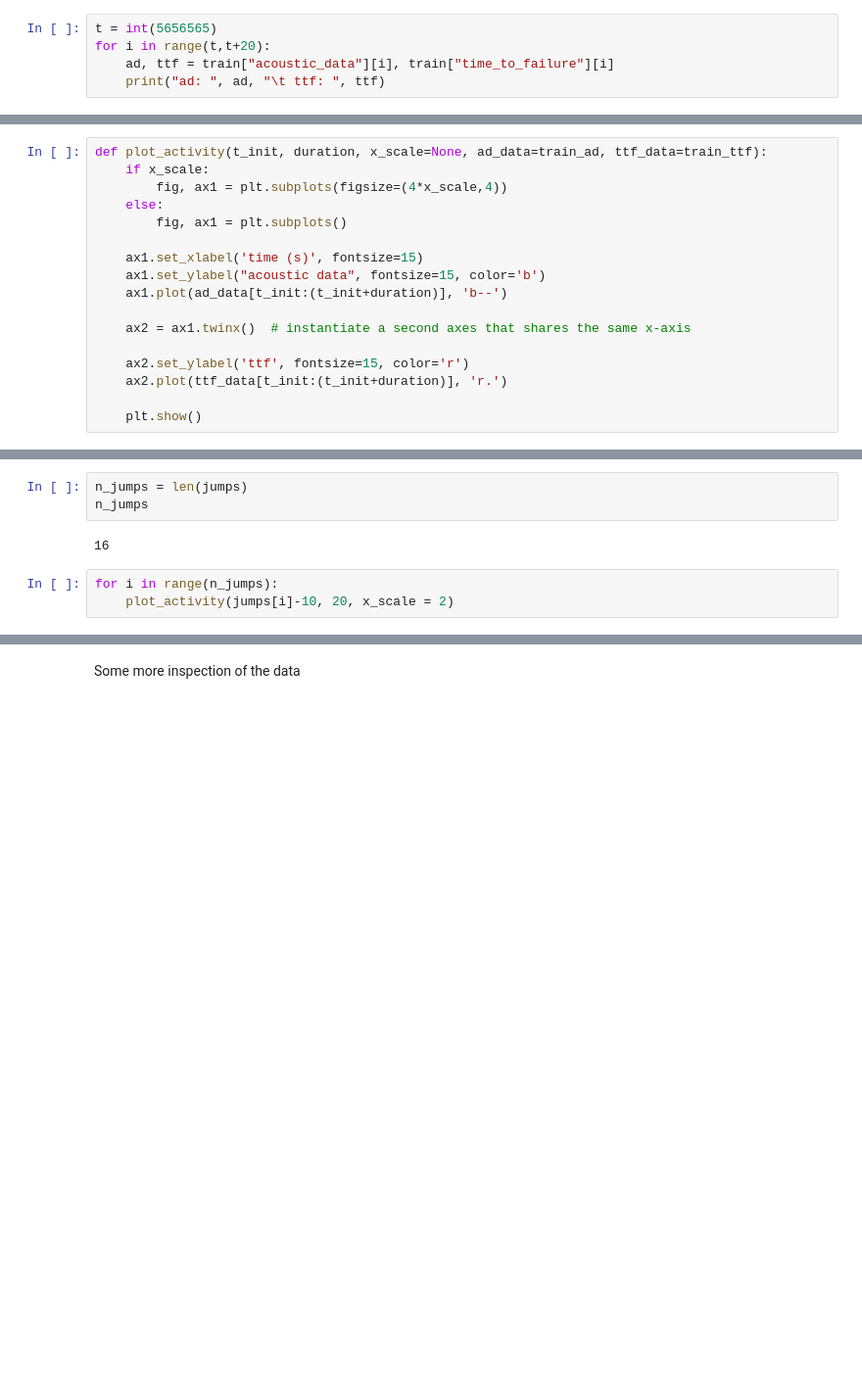
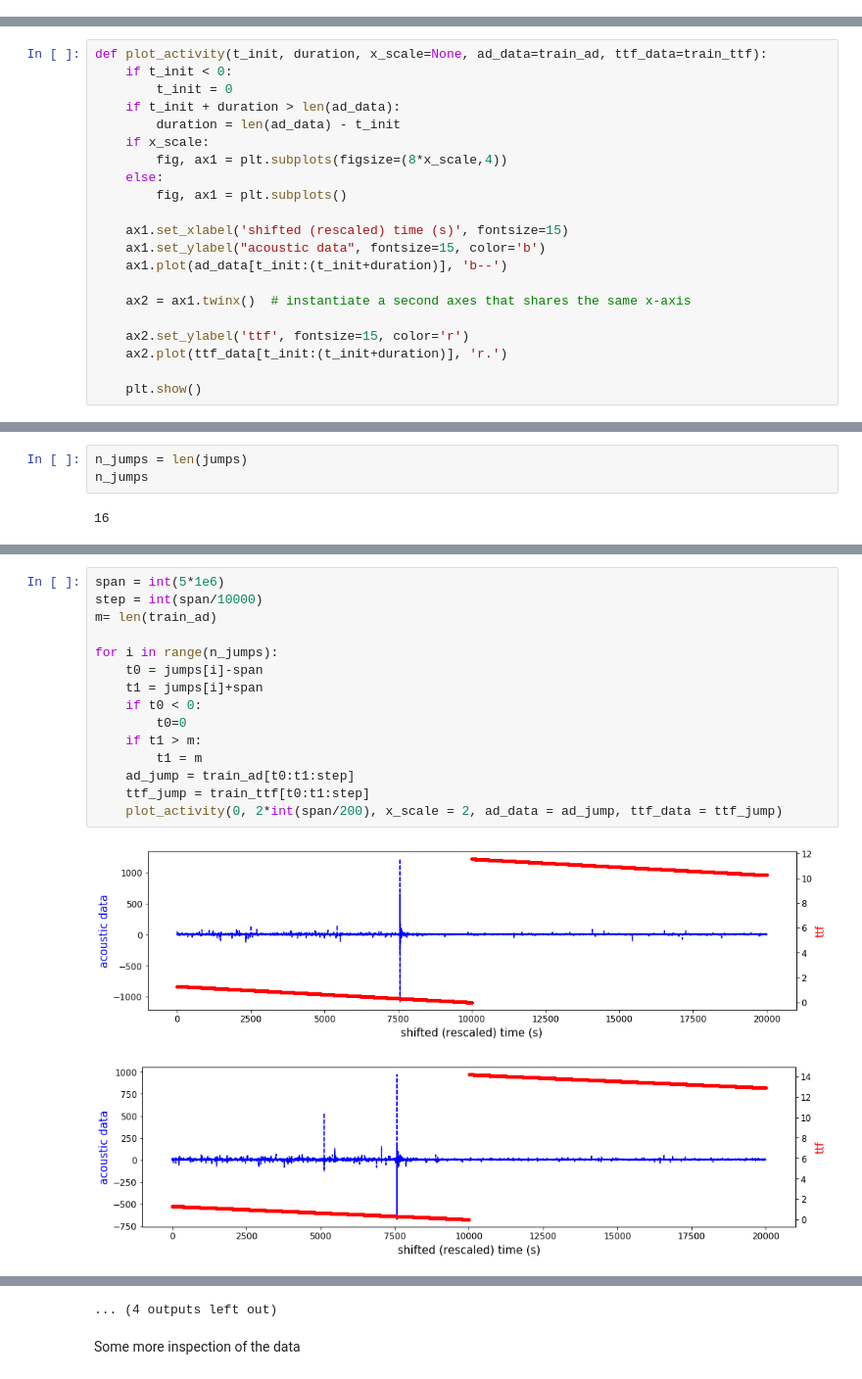
Before and after one commit to benjamin-assel/Deep-learning, a Jupyter notebook: LANL Earthquake Prediction/Earthquake chalenge.ipynb, the cells around one changed output, grey strips where cells are left out. Shown at 98% size. Drawn from its saved outputs; the diff is of its cells as text; blank space fills up the shorter version.

```diff
--- a/LANL Earthquake Prediction/Earthquake chalenge.ipynb
+++ b/LANL Earthquake Prediction/Earthquake chalenge.ipynb
@@ -101,8 +101,3 @@ count  150000.000000
 50%         4.000000
 75%         6.000000
 max        54.000000
-# %%
-t = int(5656565)
-for i in range(t,t+20):
-    ad, ttf = train["acoustic_data"][i], train["time_to_failure"][i]
-    print("ad: ", ad, "\t ttf: ", ttf)
@@ -134,12 +121,16 @@ train_ttf = train["time_to_failure"].values
 ### A useful plot function
 # %%
 def plot_activity(t_init, duration, x_scale=None, ad_data=train_ad, ttf_data=train_ttf):
+    if t_init < 0:
+        t_init = 0
+    if t_init + duration > len(ad_data):
+        duration = len(ad_data) - t_init
     if x_scale:
-        fig, ax1 = plt.subplots(figsize=(4*x_scale,4))
+        fig, ax1 = plt.subplots(figsize=(8*x_scale,4))
     else:
         fig, ax1 = plt.subplots()
 
-    ax1.set_xlabel('time (s)', fontsize=15)
+    ax1.set_xlabel('shifted (rescaled) time (s)', fontsize=15)
     ax1.set_ylabel("acoustic data", fontsize=15, color='b')
     ax1.plot(ad_data[t_init:(t_init+duration)], 'b--')
 
@@ -184,6 +171,3 @@ n_jumps = len(jumps)
 n_jumps
 # %% [output]
 16
-# %%
-for i in range(n_jumps):
-    plot_activity(jumps[i]-10, 20, x_scale = 2)
@@ -203,0 +174,18 @@ for i in range(n_jumps):
+# %%
+span = int(5*1e6)
+step = int(span/10000)
+m= len(train_ad)
+
+for i in range(n_jumps):
+    t0 = jumps[i]-span
+    t1 = jumps[i]+span
+    if t0 < 0:
+        t0=0
+    if t1 > m:
+        t1 = m
+    ad_jump = train_ad[t0:t1:step]
+    ttf_jump = train_ttf[t0:t1:step]
+    plot_activity(0, 2*int(span/200), x_scale = 2, ad_data = ad_jump, ttf_data = ttf_jump)
+# %% [output]
+[figure, added]
+[figure, added]
@@ -204,2 +202,3 @@ for i in range(n_jumps):
+... (4 outputs left out)
 # %% [markdown]
 Some more inspection of the data
```
Also changed, not shown: parts of 114 cells of this notebook.
